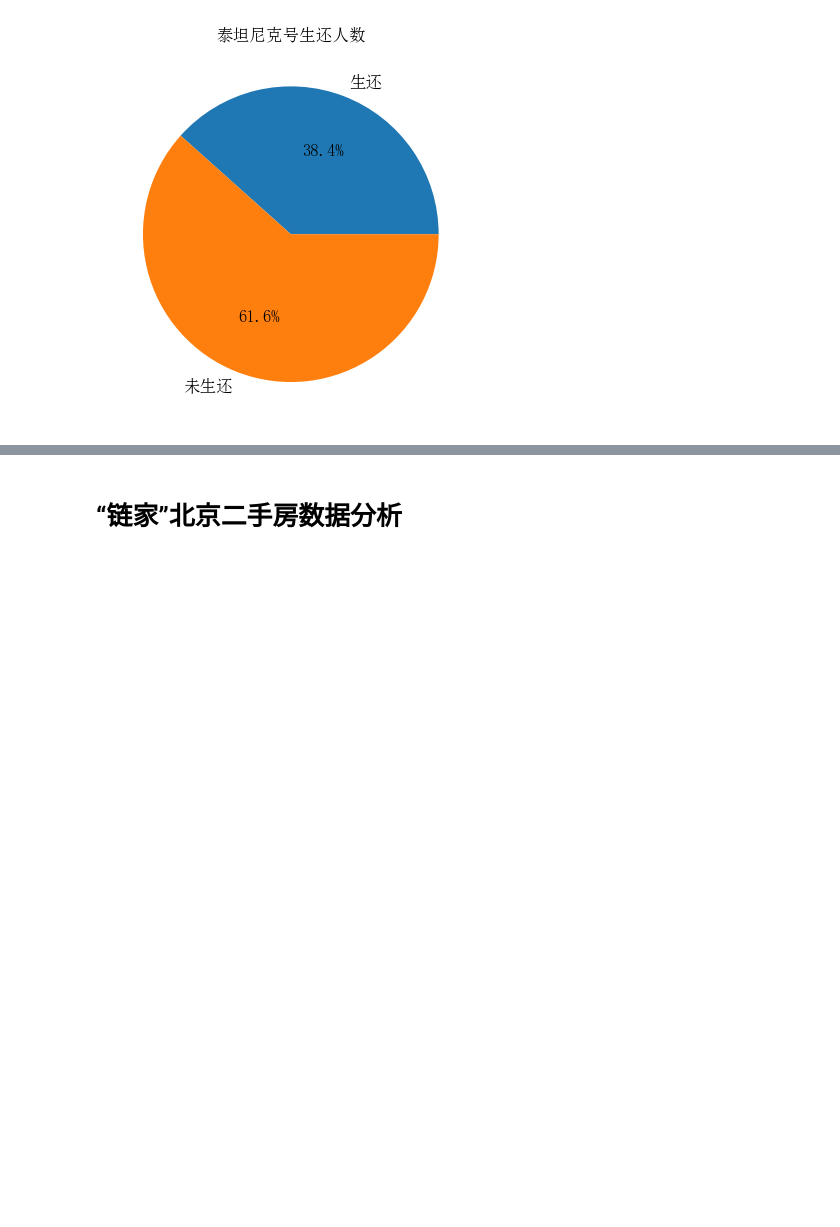
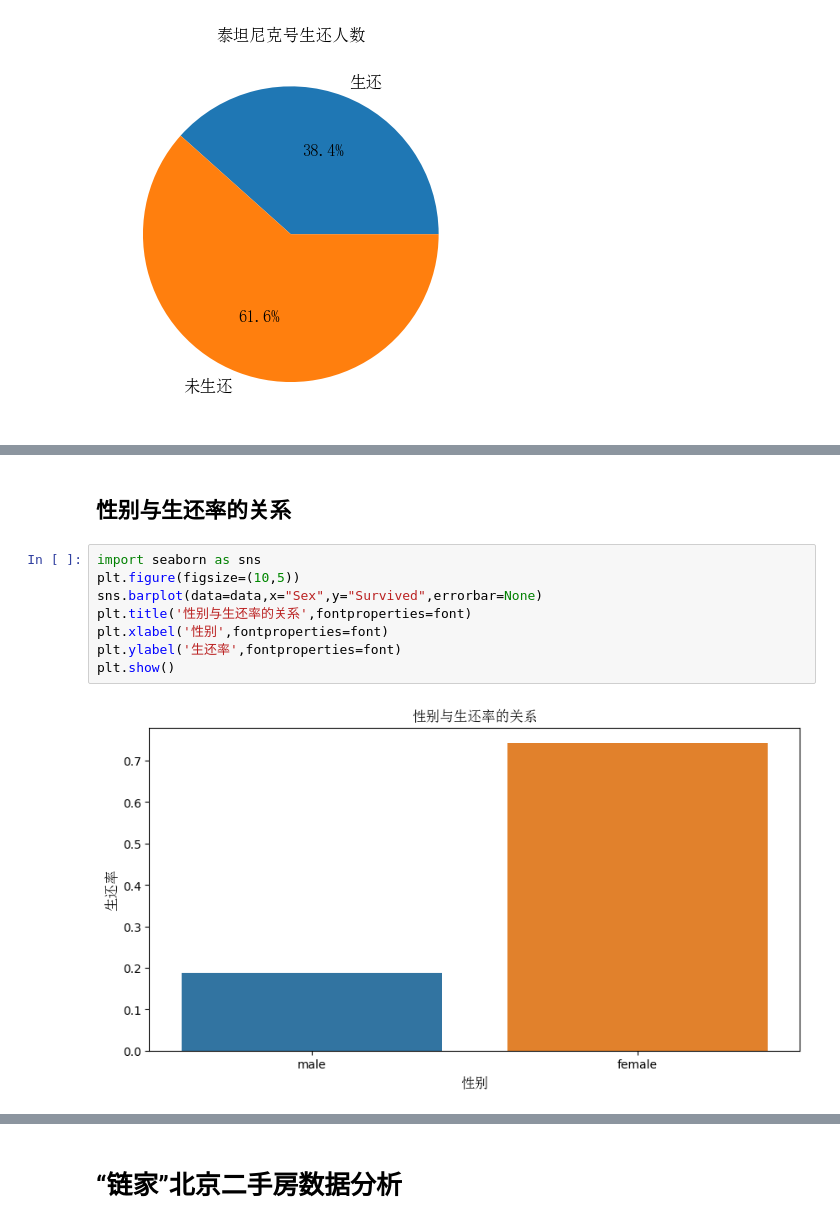
Before and after one commit to inspireMeNow/python-practice, a Jupyter notebook: day13/main.ipynb, the cells around one changed output, grey strips where cells are left out. Saved outputs shown, nothing was run; the diff lists cells and outputs as text; blank space fills up the shorter version.

```diff
--- a/day13/main.ipynb
+++ b/day13/main.ipynb
@@ -35,0 +101,12 @@ plt.show()
+# %% [markdown]
+## 性别与生还率的关系
+# %%
+import seaborn as sns
+plt.figure(figsize=(10,5))
+sns.barplot(data=data,x="Sex",y="Survived",errorbar=None)
+plt.title('性别与生还率的关系',fontproperties=font)
+plt.xlabel('性别',fontproperties=font)
+plt.ylabel('生还率',fontproperties=font)
+plt.show()
+# %% [output]
+[figure, added]
```
Also changed, not shown: parts of 21 cells of this notebook.
